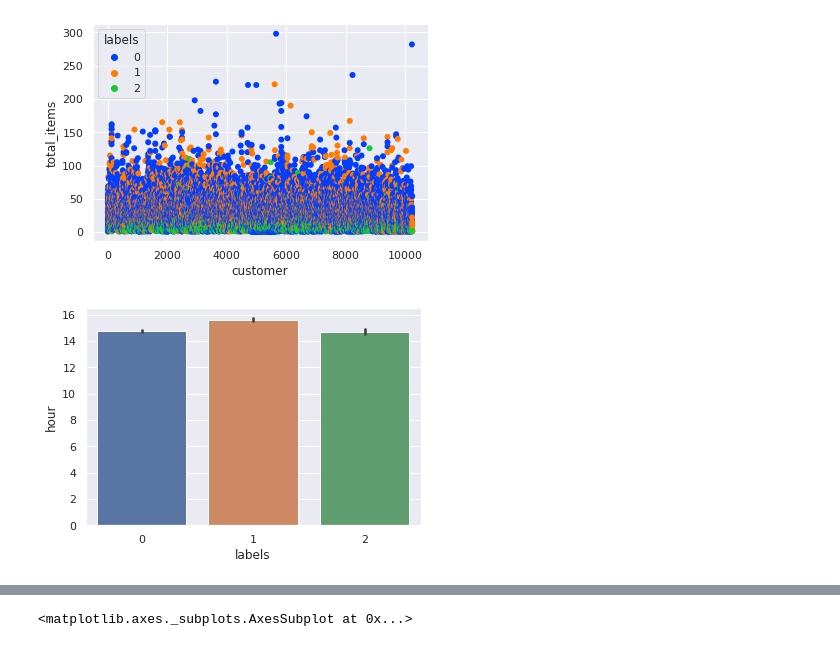
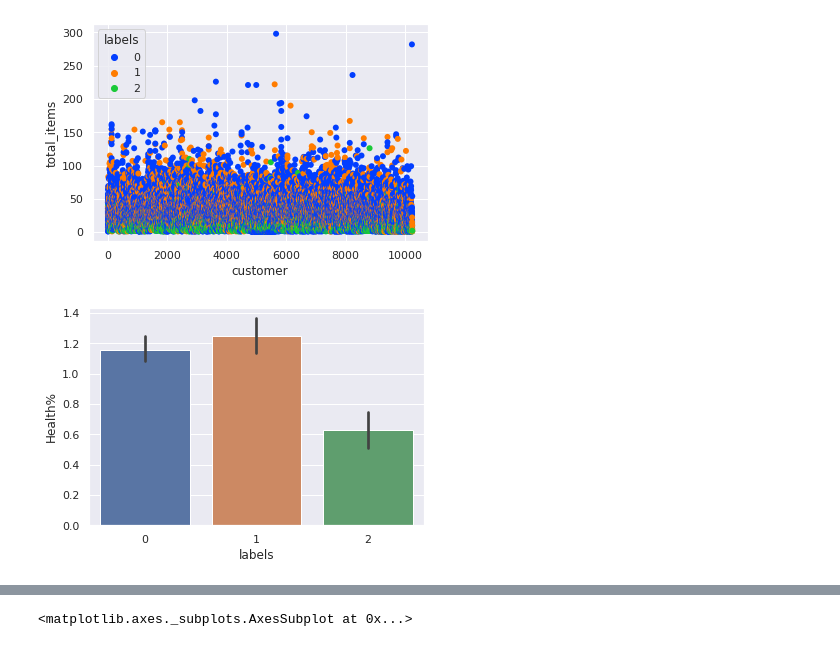
Before and after one commit to shubhamg2205/6857-proj, a Jupyter notebook: Untitled9.ipynb, the cells around one changed output, grey strips where cells are left out. Saved outputs shown, nothing was run; the diff lists cells and outputs as text; code cells hidden in the pictures.

```diff
--- a/Untitled9.ipynb
+++ b/Untitled9.ipynb
@@ -60,3 +60,6 @@ df.head()
 | 2 | 0 | 51 | 18.08 | 4 | 13 | 16.88 | 56.75 | 3.37 | 16.48 | 6.53 | ... |
 | 3 | 1 | 57 | 16.51 | 1 | 12 | 28.81 | 35.99 | 11.78 | 4.62 | 2.87 | ... |
 | 4 | 1 | 53 | 18.31 | 2 | 11 | 24.13 | 60.38 | 7.78 | 7.72 | 0.00 | ... |
+# %%
+for i in df.columns:
+  print(df[i].value_counts())
@@ -147,4 +136,4 @@ sns.scatterplot?
 # %%
-sns.barplot(df_labels['labels'],df['hour']);
+sns.barplot(df_labels['labels'],df['Health%']);
 # %% [output]
-[figure, old version]
+[figure, new version]
```
Also changed, not shown: parts of 18 cells of this notebook.
